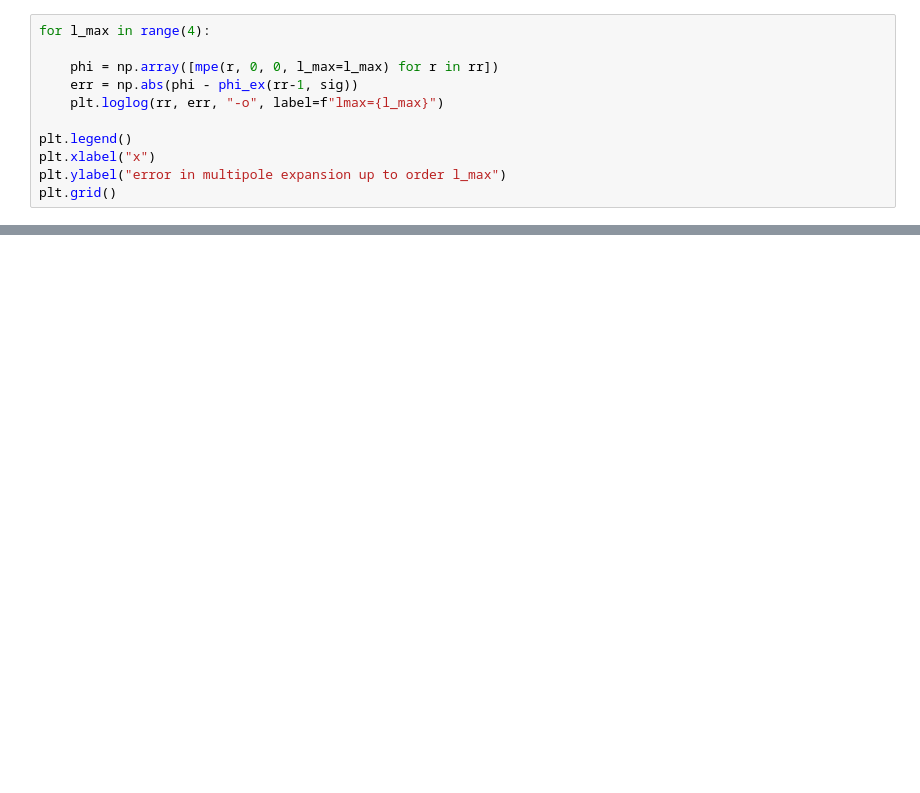
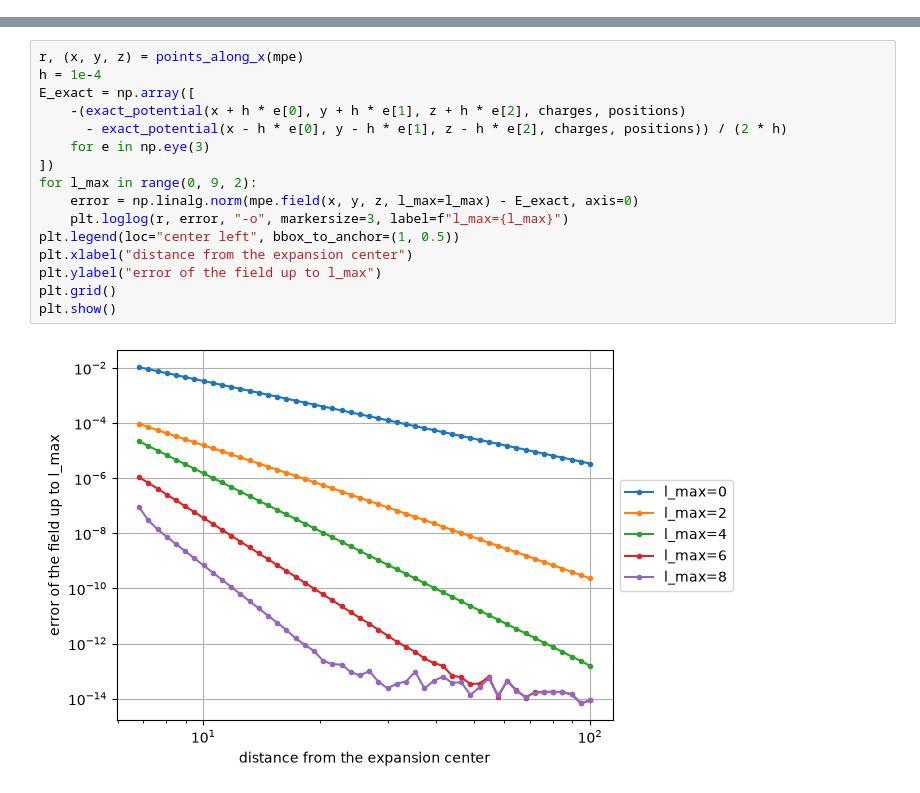
Before and after one commit to maroba/multipoles, a Jupyter notebook: docs/accuracy.ipynb, the cells around one changed output, grey strips where cells are left out. Cells and saved outputs as stored; diff of their text form; blank space fills up the shorter version.

```diff
--- a/docs/accuracy.ipynb
+++ b/docs/accuracy.ipynb
@@ -93,11 +79,0 @@ mpe = MultipoleExpansion({'discrete': False, 'rho': rho, 'xyz': (X, Y, Z)}, l_ma
-# %%
-for l_max in range(4):
-
-    phi = np.array([mpe(r, 0, 0, l_max=l_max) for r in rr])
-    err = np.abs(phi - phi_ex(rr-1, sig))
-    plt.loglog(rr, err, "-o", label=f"lmax={l_max}")
-
-plt.legend()
-plt.xlabel("x")
-plt.ylabel("error in multipole expansion up to order l_max")
-plt.grid()
@@ -161,0 +130,18 @@ calculating up to the octupole ($l_{max}=3$) should be sufficient for the most a
+# %%
+r, (x, y, z) = points_along_x(mpe)
+h = 1e-4
+E_exact = np.array([
+    -(exact_potential(x + h * e[0], y + h * e[1], z + h * e[2], charges, positions)
+      - exact_potential(x - h * e[0], y - h * e[1], z - h * e[2], charges, positions)) / (2 * h)
+    for e in np.eye(3)
+])
+for l_max in range(0, 9, 2):
+    error = np.linalg.norm(mpe.field(x, y, z, l_max=l_max) - E_exact, axis=0)
+    plt.loglog(r, error, "-o", markersize=3, label=f"l_max={l_max}")
+plt.legend(loc="center left", bbox_to_anchor=(1, 0.5))
+plt.xlabel("distance from the expansion center")
+plt.ylabel("error of the field up to l_max")
+plt.grid()
+plt.show()
+# %% [output]
+[figure, added]
```
Also changed, not shown: parts of 29 cells of this notebook, 15 other files.
